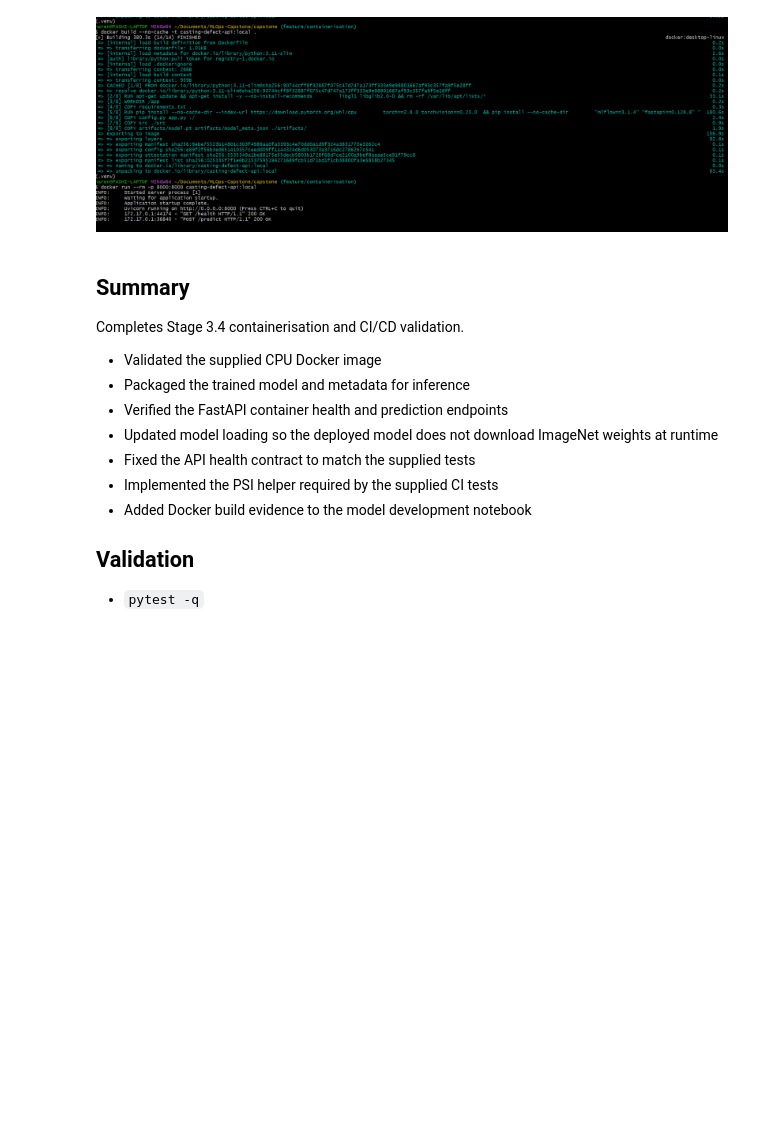
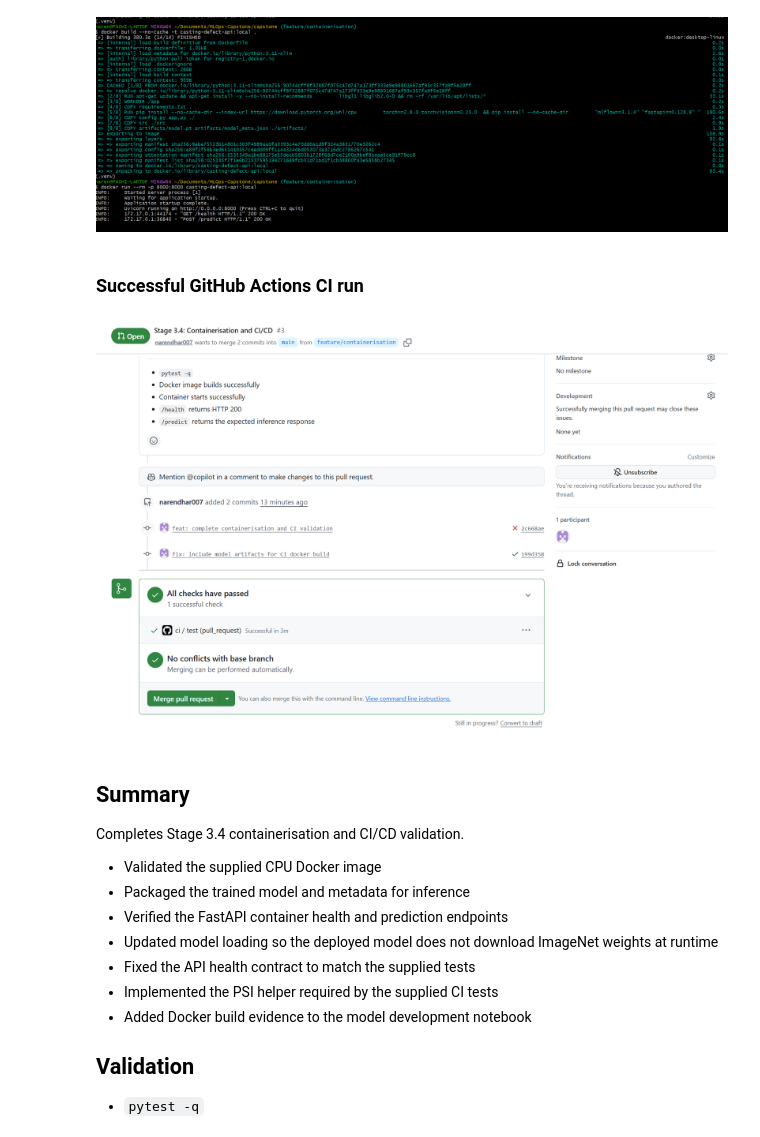
Before and after one commit to narendhar007/capstone, a Jupyter notebook: Model_Development_and_Tracking.ipynb, the cells around one changed output. Drawn from its saved outputs; the diff is of its cells as text; code cells hidden in the pictures; blank space fills up the shorter version.

Commit message:
updated Model Development notebook after adding successful ci screenshit

```diff
--- a/Model_Development_and_Tracking.ipynb
+++ b/Model_Development_and_Tracking.ipynb
@@ -1535,6 +1535,42 @@ display(
 ### Docker build evidence
 The Docker image was built successfully using the supplied Dockerfile.
 [figure]
+# %%
+# Display the GitHub Actions CI evidence screenshot, which shows that the CI workflow completed successfully with all tests passing.
+from IPython.display import Image, Markdown, display
+
+# Define the path to the GitHub Actions CI success screenshot, which will be displayed in the notebook
+# to provide visual evidence of a successful CI run.
+ci_screenshot = (
+    config.BASE_DIR
+    / "artifacts"
+    / "evidence"
+    / "github_actions_ci_green.png"
+)
+
+# Assert that the GitHub Actions CI success screenshot exists on disk before attempting to display it in the notebook.
+assert ci_screenshot.exists(), (
+    f"Screenshot not found: {ci_screenshot}"
+)
+
+# Display the GitHub Actions CI evidence screenshot in the notebook using Markdown formatting to provide context and explanation.
+display(
+    Markdown(
+        "### Successful GitHub Actions CI run"
+    )
+)
+
+# Display the GitHub Actions CI success screenshot in the notebook with a specified width for better visibility.
+display(
+    Image(
+        filename=str(ci_screenshot),
+        width=1000,
+        embed=True,
+    )
+)
+# %% [output]
+### Successful GitHub Actions CI run
+[figure, added]
 # %% [markdown]
 ## Summary
 
```
Also changed, not shown: 1 other file.
